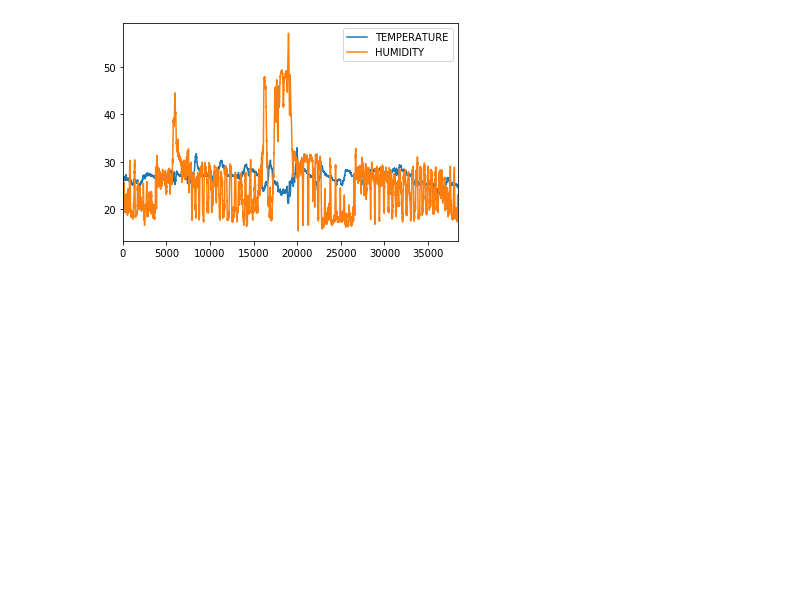
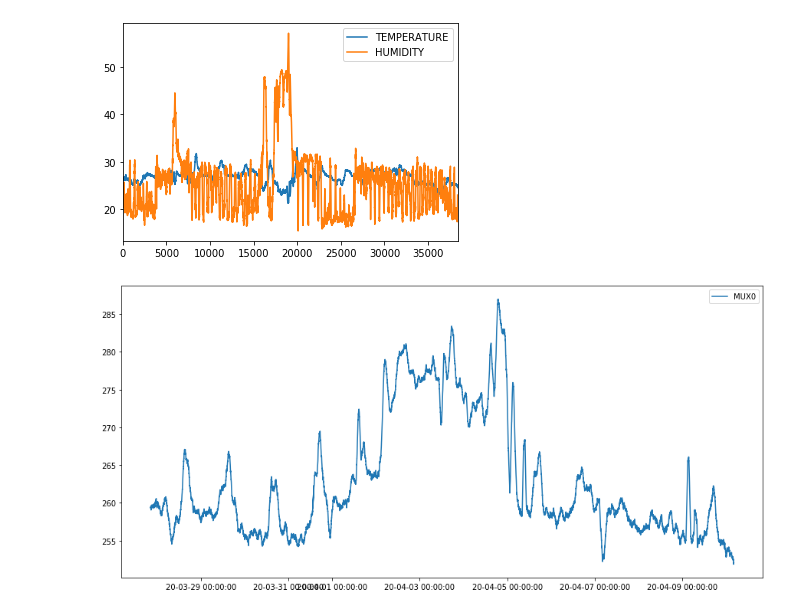
Before and after one commit to mygs/babilonia, a Jupyter notebook: research/terrace/osasco.ipynb, the cells around one changed output. Cells and saved outputs as stored; diff of their text form; code cells hidden in the pictures; blank space fills up the shorter version.

Commit message:
widget datetime format

```diff
--- a/research/terrace/osasco.ipynb
+++ b/research/terrace/osasco.ipynb
@@ -161,3 +177,18 @@ dft[['TEMPERATURE','HUMIDITY']].rolling(60).mean().plot()
 # %% [output]
 <matplotlib.axes._subplots.AxesSubplot at 0x...>
 [figure]
+# %%
+x = df[['MUX0']].rolling(95).mean().dropna()
+plt.rcParams['figure.figsize'] = [15,7]
+plt.rcParams['timezone'] = 'America/Sao_Paulo'
+
+fig,ax = plt.subplots()
+secs = mdate.epoch2num(x.index)
+
+fmt = mdate.DateFormatter('%y-%m-%d %H:%M:%S')
+ax.xaxis.set_major_formatter(fmt)
+plt.plot_date(secs, x,linestyle='solid', marker='None')
+plt.legend(['MUX0'])
+plt.show()
+# %% [output]
+[figure, added]
```
Also changed, not shown: parts of 6 cells of this notebook.
